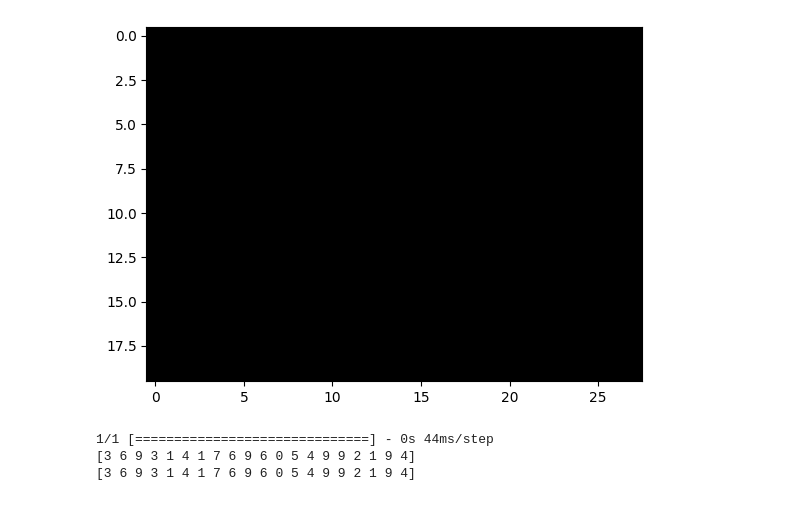
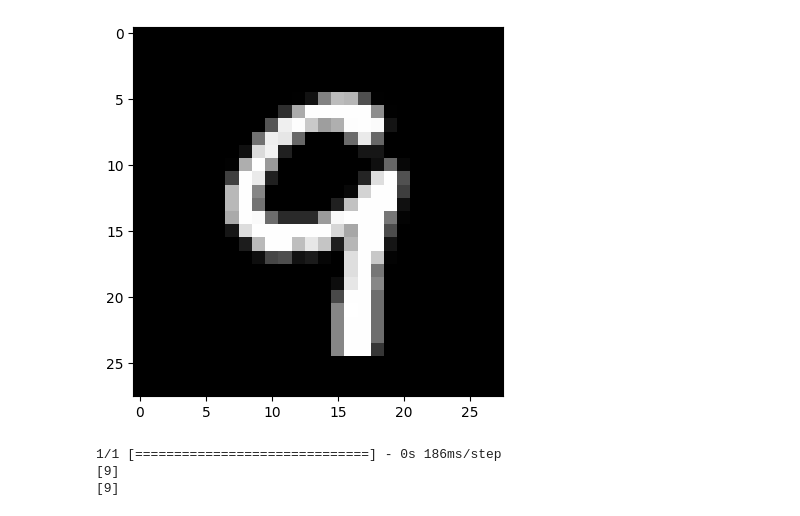
Before and after one commit to Fadi-S/handwritten_numbers_nn, a Jupyter notebook: run.ipynb, the cells around one changed output. Cells and saved outputs as stored; diff of their text form; code cells hidden in the pictures.

```diff
--- a/run.ipynb
+++ b/run.ipynb
@@ -8,23 +8,22 @@ model = load_model('model.keras')
 # %%
 test_images = mnist.test_images()
 test_labels = mnist.test_labels()
 
 test_images = (test_images / 255) - 0.5
-
 test_images = np.expand_dims(test_images, axis=3)
 
-index = 90
-end = 20
+index = 150
+end = 1
 
-plt.imshow(test_images[index:index+end][:, :, 0], cmap='gray')
+plt.imshow(test_images[index][:, :, 0], cmap='gray')
 plt.show()
 # %% [output]
-[figure, old version]
+[figure, new version]
 # %%
 print(np.argmax(model.predict(test_images[index:index+end]), axis=1))
 
 print(test_labels[index:index+end])
 # %% [output]
-1/1 [==============================] - 0s 44ms/step
-[3 6 9 3 1 4 1 7 6 9 6 0 5 4 9 9 2 1 9 4]
-[3 6 9 3 1 4 1 7 6 9 6 0 5 4 9 9 2 1 9 4]
+1/1 [==============================] - 0s 186ms/step
+[9]
+[9]
```
Also changed, not shown: parts of 2 cells of this notebook, 12 other files.
